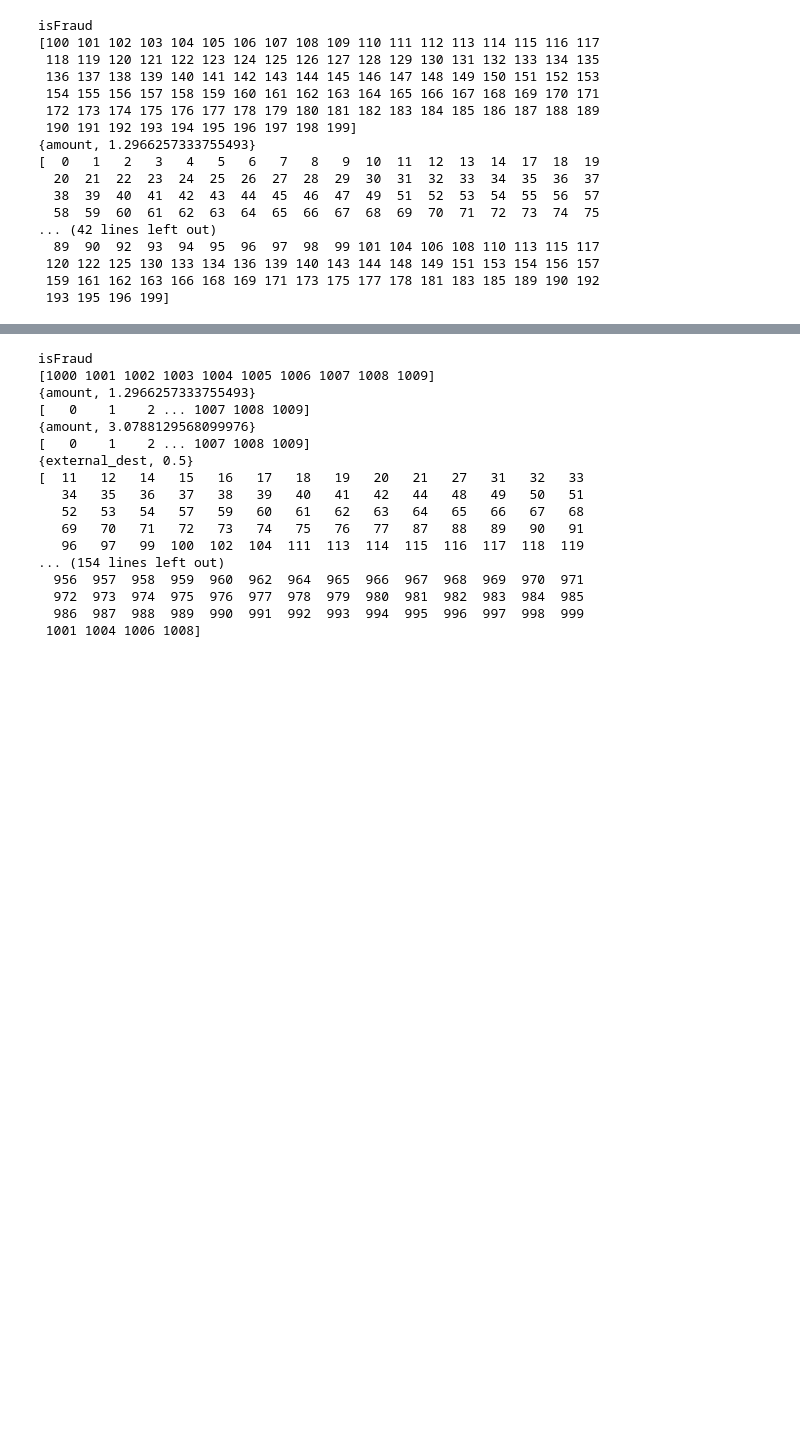
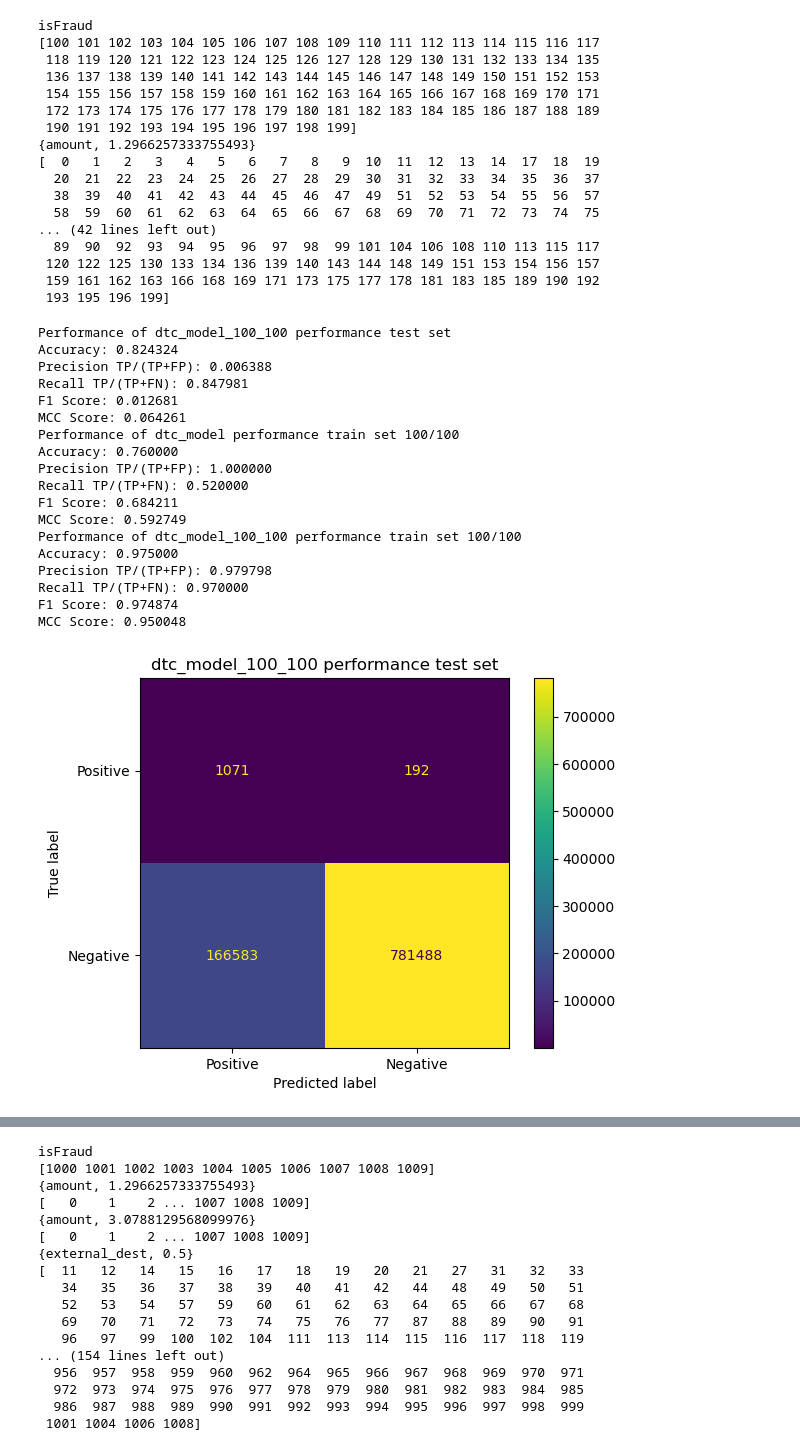
Before and after one commit to wolfbrr/ThesisDS, a Jupyter notebook: CART.ipynb, the cells around one changed output, grey strips where cells are left out. Cells and saved outputs as stored; diff of their text form; code cells hidden in the pictures; blank space fills up the shorter version.

```diff
--- a/CART.ipynb
+++ b/CART.ipynb
@@ -326,3 +323,33 @@ isFraud
  120 122 125 130 133 134 136 139 140 143 144 148 149 151 153 154 156 157
  159 161 162 163 166 168 169 171 173 175 177 178 181 183 185 189 190 192
  193 195 196 199]
+# %%
+import copy
+df_1 = df_train[df_train['isFraud']==0]
+df_2 = df_train[df_train['isFraud']==1]
+fraud_background_100_100 = pd.concat([df_1.iloc[0:100], df_2.iloc[0:100]], ignore_index=True)
+dtc_model_100_100 = copy.copy(dtc_model)
+dtc_model_100_100.fit(fraud_background_100_100[features], fraud_background_100_100['isFraud'])
+performance(dtc_model_100_100, x_test=X_test[features], y_test=y_test, title='dtc_model_100_100 performance test set')
+performance(dtc_model, x_test=fraud_background_100_100[features], y_test=fraud_background_100_100['isFraud'], title='dtc_model performance train set 100/100')
+performance(dtc_model_100_100, x_test=fraud_background_100_100[features], y_test=fraud_background_100_100['isFraud'], title='dtc_model_100_100 performance train set 100/100')
+# %% [output]
+Performance of dtc_model_100_100 performance test set
+Accuracy: 0.824324
+Precision TP/(TP+FP): 0.006388
+Recall TP/(TP+FN): 0.847981
+F1 Score: 0.012681
+MCC Score: 0.064261
+Performance of dtc_model performance train set 100/100
+Accuracy: 0.760000
+Precision TP/(TP+FP): 1.000000
+Recall TP/(TP+FN): 0.520000
+F1 Score: 0.684211
+MCC Score: 0.592749
+Performance of dtc_model_100_100 performance train set 100/100
+Accuracy: 0.975000
+Precision TP/(TP+FP): 0.979798
+Recall TP/(TP+FN): 0.970000
+F1 Score: 0.974874
+MCC Score: 0.950048
+[figure, added]
```
Also changed, not shown: parts of 9 cells of this notebook, 8 other files.
